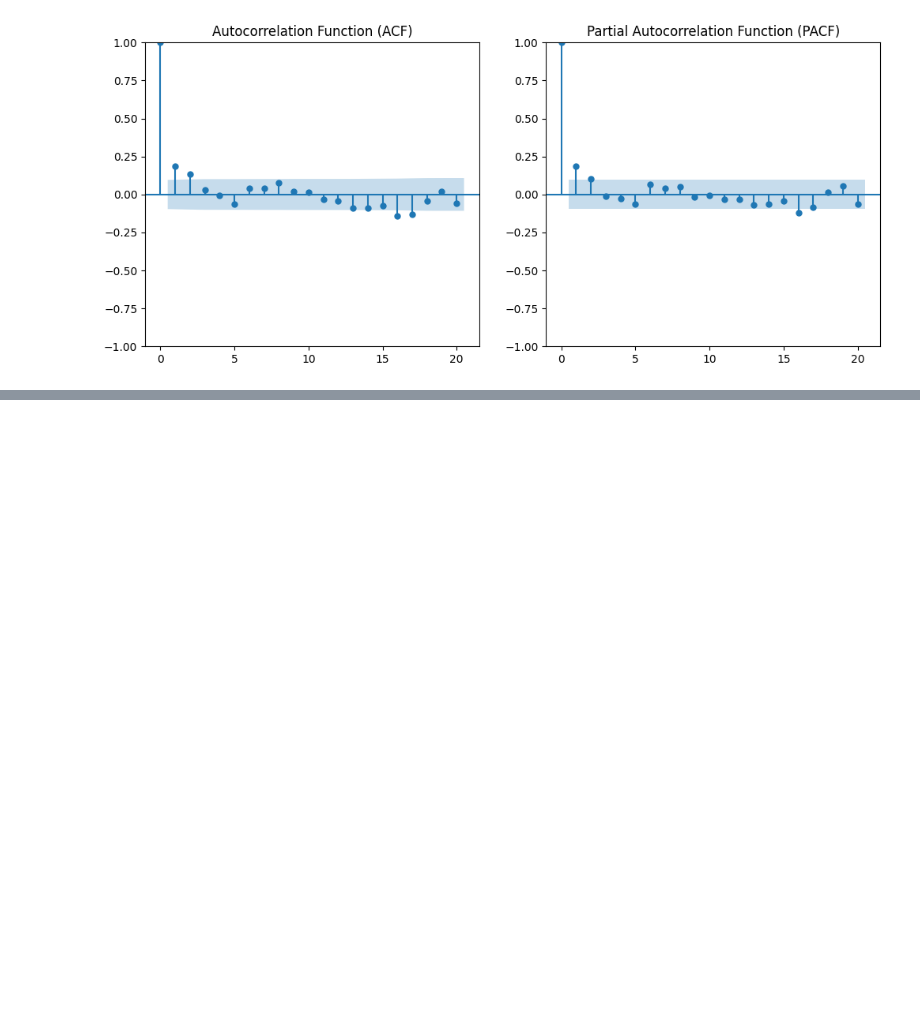
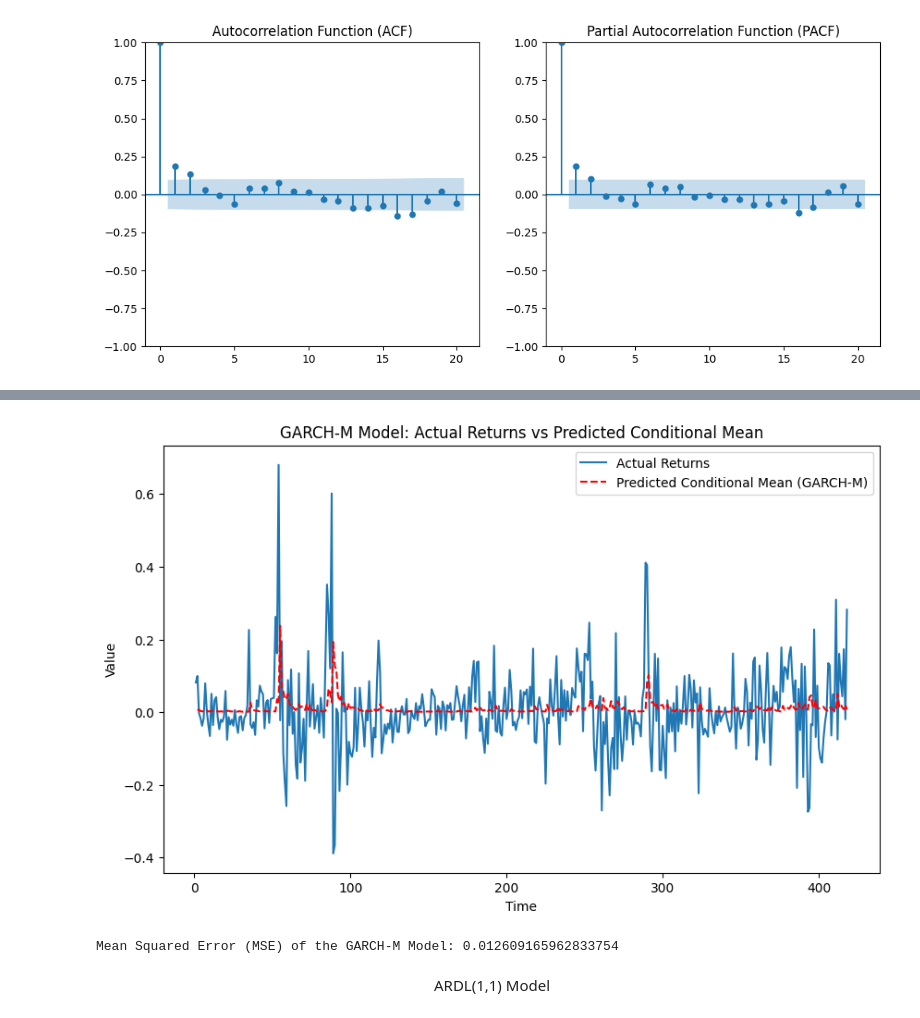
Before and after one commit to NicolasMSalas/eco395m_ml_coffee_trees, a Jupyter notebook: code/arima.ipynb, the cells around one changed output, grey strips where cells are left out. Drawn from its saved outputs; the diff is of its cells as text; code cells hidden in the pictures; blank space fills up the shorter version.

```diff
--- a/code/arima.ipynb
+++ b/code/arima.ipynb
@@ -214,0 +247,14 @@ Covariance estimator: robust
+# %%
+returns = merge_df['coffee_diff'].dropna()
+
+garch_m_model = arch_model(returns, vol='Garch', p=1, q=1, mean='Constant')
+garch_m_result = garch_m_model.fit()
+
+print(garch_m_result.summary())
+
+predicted_volatility = garch_m_result.conditional_volatility
+
+mu = garch_m_result.params['mu']
+omega = garch_m_result.params['omega']
+alpha = garch_m_result.params['alpha[1]']
+beta = garch_m_result.params['beta[1]']
@@ -215 +287,23 @@ Covariance estimator: robust
+# %%
+plt.figure(figsize=(10, 6))
+plt.plot(returns, label='Actual Returns')
+plt.plot(conditional_mean, label='Predicted Conditional Mean (GARCH-M)', color='red', linestyle='--')
+plt.legend()
+plt.title('GARCH-M Model: Actual Returns vs Predicted Conditional Mean')
+plt.xlabel('Time')
+plt.ylabel('Value')
+plt.show()
+# %% [output]
+[figure, added]
+# %%
+conditional_mean = mu + alpha * returns.shift(1)**2 + beta * predicted_volatility**2
+
+mse = np.mean((returns - conditional_mean) ** 2)
+print(f'Mean Squared Error (MSE) of the GARCH-M Model: {mse}')
+# %% [output]
+Mean Squared Error (MSE) of the GARCH-M Model: 0.012609165962833754
+# %% [markdown]
+<div align="center">
+  ARDL(1,1) Model
+</div>
 # %%
```
Also changed, not shown: parts of 38 cells of this notebook.
